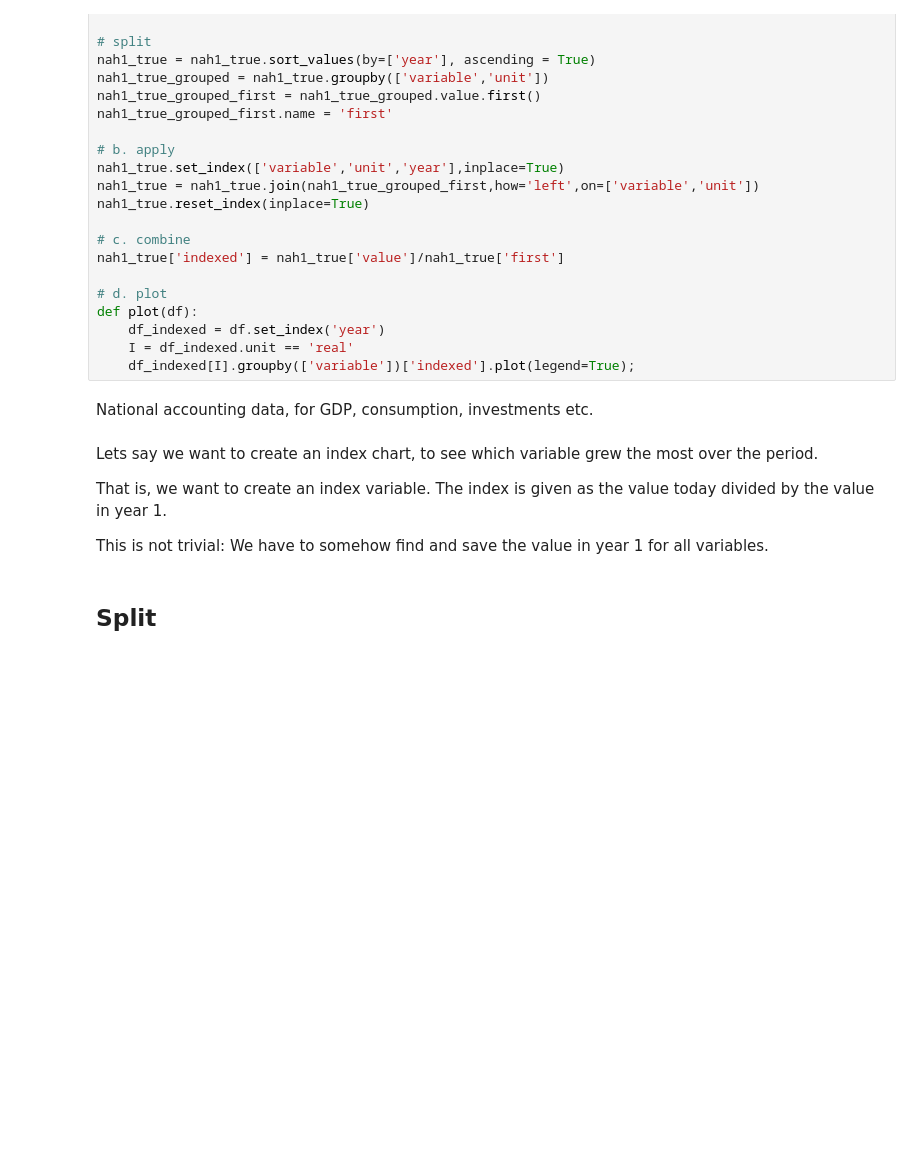
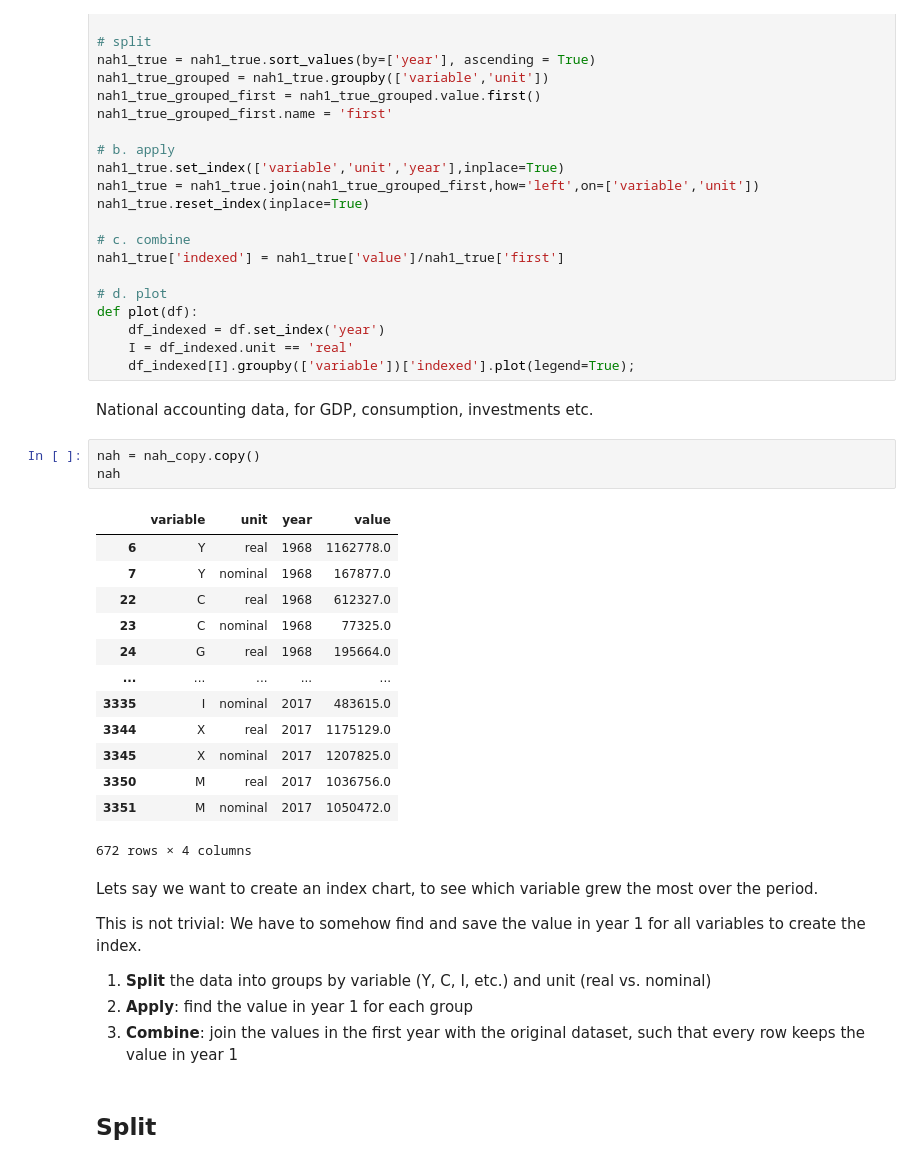
Before and after one commit to Goldfield1/NumEconClass, a Jupyter notebook: Problem set 4/week8.ipynb, the cells around one changed output. Saved outputs shown, nothing was run; the diff lists cells and outputs as text; blank space fills up the shorter version.

```diff
--- a/Problem set 4/week8.ipynb
+++ b/Problem set 4/week8.ipynb
@@ -228,12 +283,31 @@ def plot(df):
     df_indexed[I].groupby(['variable'])['indexed'].plot(legend=True);
 # %% [markdown]
 National accounting data, for GDP, consumption, investments etc.
+# %%
+nah = nah_copy.copy()
+nah
+# %% [output]
+|  | variable | unit | year | value |
+| 6 | Y | real | 1968 | 1162778.0 |
+| 7 | Y | nominal | 1968 | 167877.0 |
+| 22 | C | real | 1968 | 612327.0 |
+| 23 | C | nominal | 1968 | 77325.0 |
+| 24 | G | real | 1968 | 195664.0 |
+| ... | ... | ... | ... | ... |
+| 3335 | I | nominal | 2017 | 483615.0 |
+| 3344 | X | real | 2017 | 1175129.0 |
+| 3345 | X | nominal | 2017 | 1207825.0 |
+| 3350 | M | real | 2017 | 1036756.0 |
+| 3351 | M | nominal | 2017 | 1050472.0 |
+672 rows × 4 columns
 # %% [markdown]
 Lets say we want to create an index chart, to see which variable grew the most over the period.
 
-That is, we want to create an index variable. The index is given as the value today divided by the value in year 1.
+This is not trivial: We have to somehow find and save the value in year 1 for all variables to create the index.
 
-This is not trivial: We have to somehow find and save the value in year 1 for all variables.
+1. **Split** the data into groups by variable (Y, C, I, etc.) and unit (real vs. nominal)
+2. **Apply**: find the value in year 1 for each group
+3. **Combine**: join the values in the first year with the original dataset, such that every row keeps the value in year 1
 # %% [markdown]
 ## Split
 # %%
```
Also changed, not shown: parts of 15 cells of this notebook.
